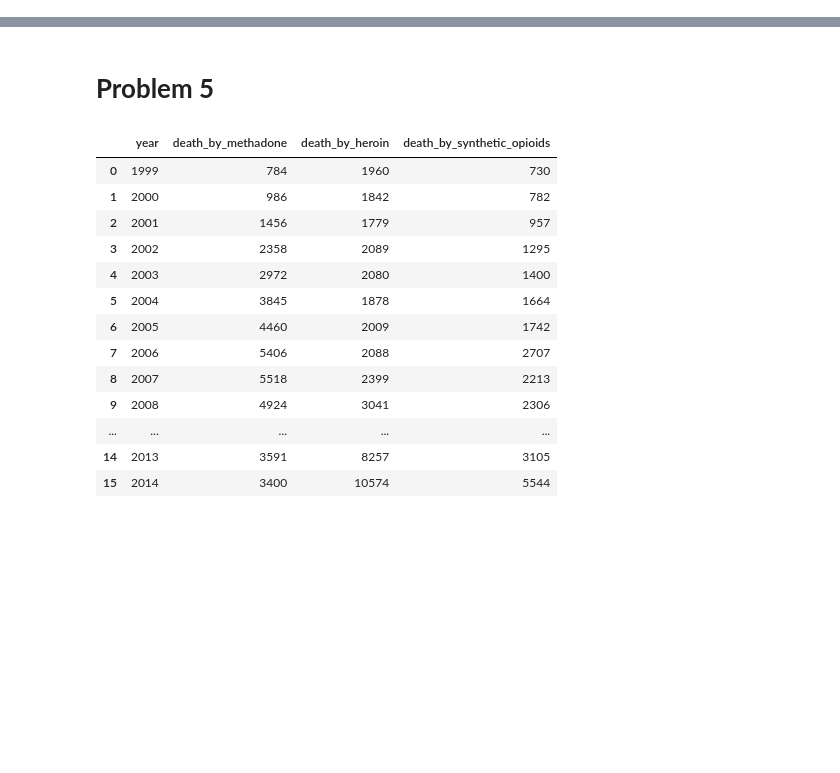
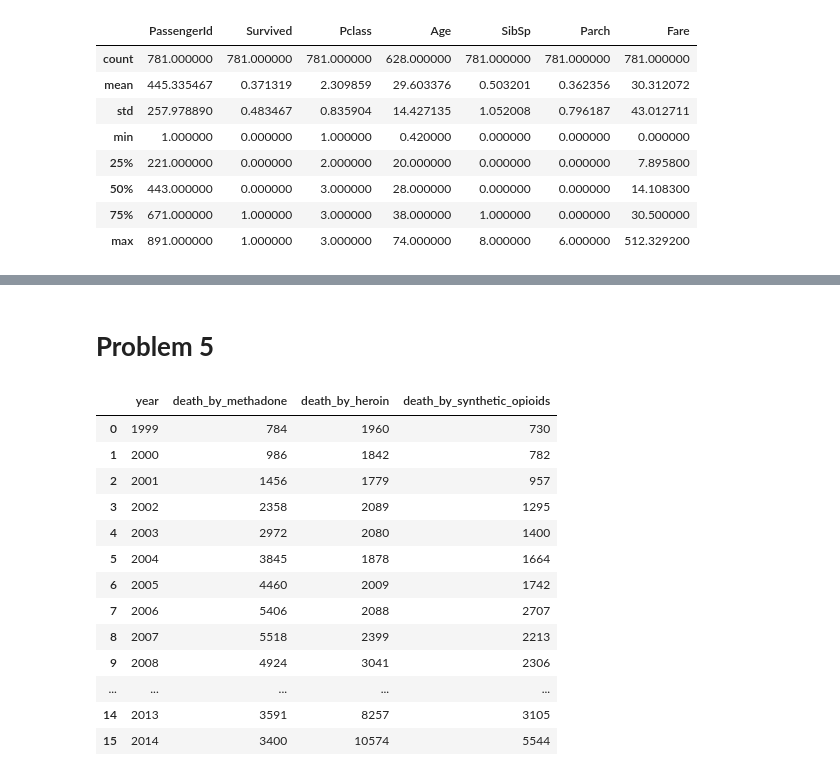
Before and after one commit to BhuvneshSain/my-notebooks, a Jupyter notebook: Assignment_2_1_.ipynb, the cells around one changed output, grey strips where cells are left out. Saved outputs shown, nothing was run; the diff lists cells and outputs as text; code cells hidden in the pictures; blank space fills up the shorter version.

```diff
--- a/Assignment_2_1_.ipynb
+++ b/Assignment_2_1_.ipynb
@@ -5,0 +26,12 @@ import numpy as np
+# %%
+df.describe()
+# %% [output]
+|  | PassengerId | Survived | Pclass | Age | SibSp | Parch | Fare |
+| count | 781.000000 | 781.000000 | 781.000000 | 628.000000 | 781.000000 | 781.000000 | 781.000000 |
+| mean | 445.335467 | 0.371319 | 2.309859 | 29.603376 | 0.503201 | 0.362356 | 30.312072 |
+| std | 257.978890 | 0.483467 | 0.835904 | 14.427135 | 1.052008 | 0.796187 | 43.012711 |
+| min | 1.000000 | 0.000000 | 1.000000 | 0.420000 | 0.000000 | 0.000000 | 0.000000 |
+| 25% | 221.000000 | 0.000000 | 2.000000 | 20.000000 | 0.000000 | 0.000000 | 7.895800 |
+| 50% | 443.000000 | 0.000000 | 3.000000 | 28.000000 | 0.000000 | 0.000000 | 14.108300 |
+| 75% | 671.000000 | 1.000000 | 3.000000 | 38.000000 | 1.000000 | 0.000000 | 30.500000 |
+| max | 891.000000 | 1.000000 | 3.000000 | 74.000000 | 8.000000 | 6.000000 | 512.329200 |
```
Also changed, not shown: parts of 8 cells of this notebook.
